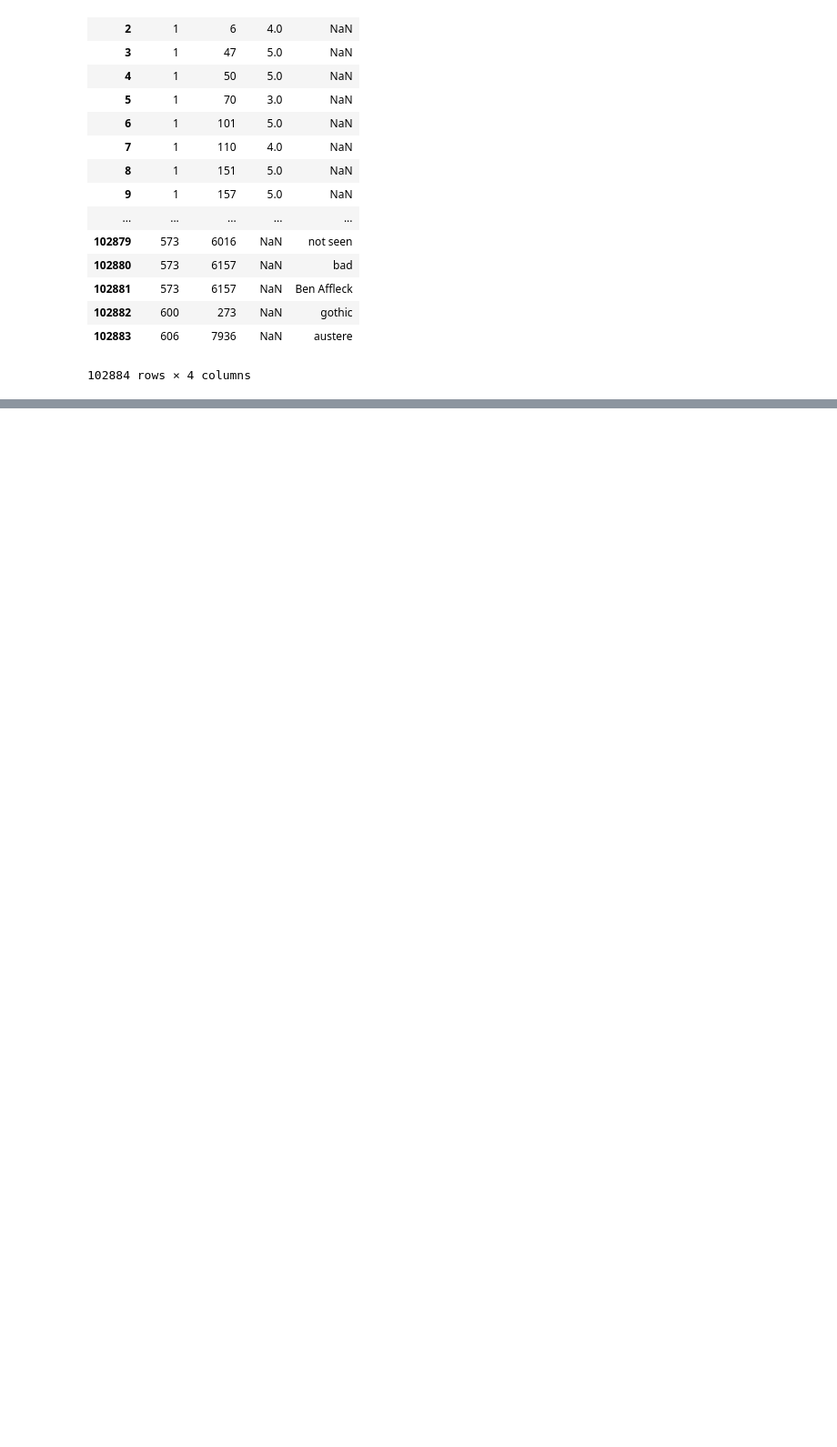
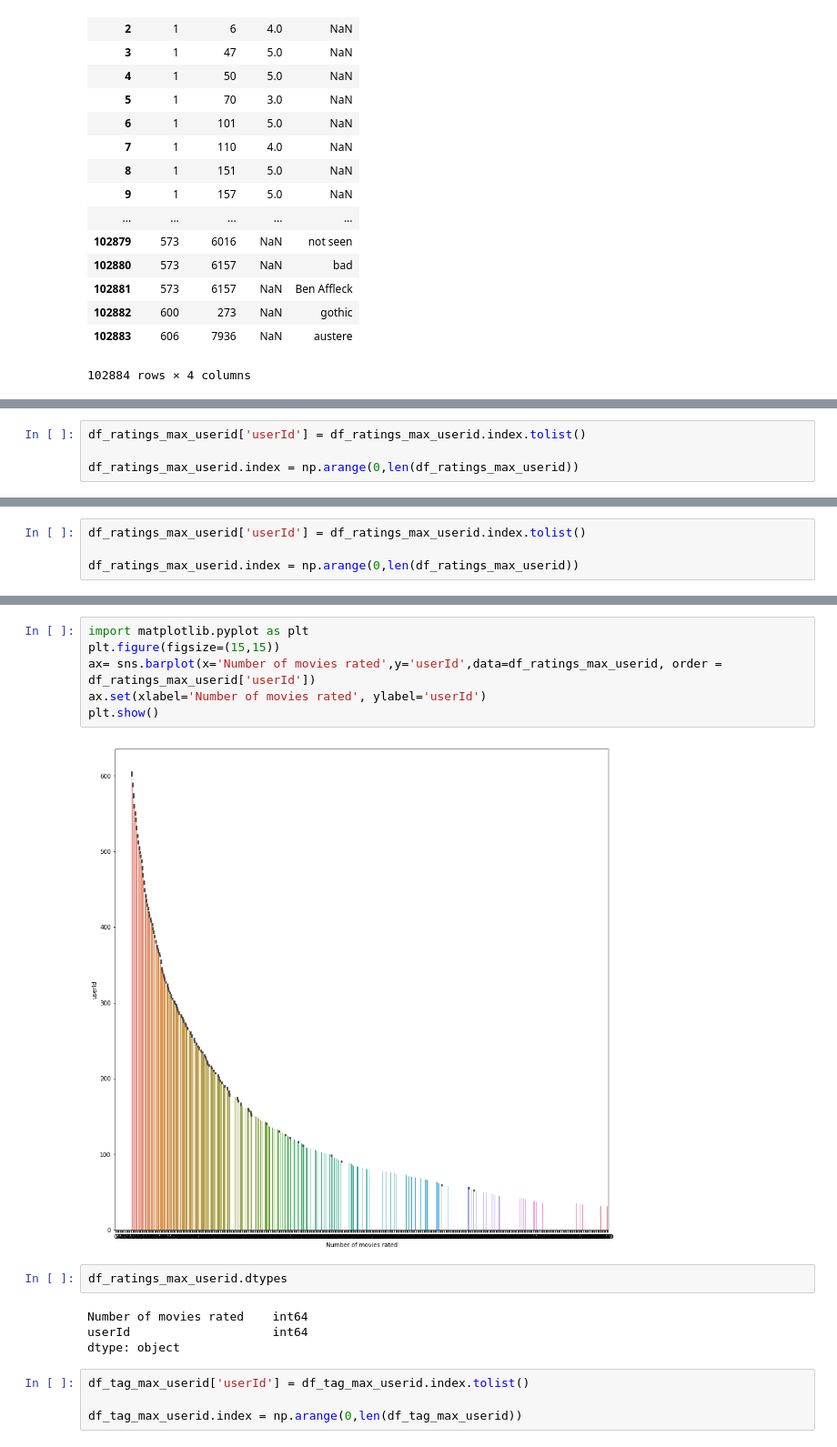
Before and after one commit to Pushkarfrns/HW-3_Weekend-movie-trip, a Jupyter notebook: notebooks/Weekend_movie_trip.ipynb, the cells around one changed output, grey strips where cells are left out. Shown at 91% size. Cells and saved outputs as stored; diff of their text form; blank space fills up the shorter version.

```diff
--- a/notebooks/Weekend_movie_trip.ipynb
+++ b/notebooks/Weekend_movie_trip.ipynb
@@ -641,0 +927,4 @@ df_Merged_tags_ratings.dropna()
+# %%
+df_ratings_max_userid['userId'] = df_ratings_max_userid.index.tolist()
+
+df_ratings_max_userid.index = np.arange(0,len(df_ratings_max_userid))
@@ -641,0 +934,4 @@ df_Merged_tags_ratings.dropna()
+# %%
+df_ratings_max_userid['userId'] = df_ratings_max_userid.index.tolist()
+
+df_ratings_max_userid.index = np.arange(0,len(df_ratings_max_userid))
@@ -641,0 +959,18 @@ df_Merged_tags_ratings.dropna()
+# %%
+import matplotlib.pyplot as plt
+plt.figure(figsize=(15,15))
+ax= sns.barplot(x='Number of movies rated',y='userId',data=df_ratings_max_userid, order = df_ratings_max_userid['userId'])
+ax.set(xlabel='Number of movies rated', ylabel='userId')
+plt.show()
+# %% [output]
+[figure, added]
+# %%
+df_ratings_max_userid.dtypes
+# %% [output]
+Number of movies rated    int64
+userId                    int64
+dtype: object
+# %%
+df_tag_max_userid['userId'] = df_tag_max_userid.index.tolist()
+
+df_tag_max_userid.index = np.arange(0,len(df_tag_max_userid))
```
Also changed, not shown: parts of 33 cells of this notebook.
